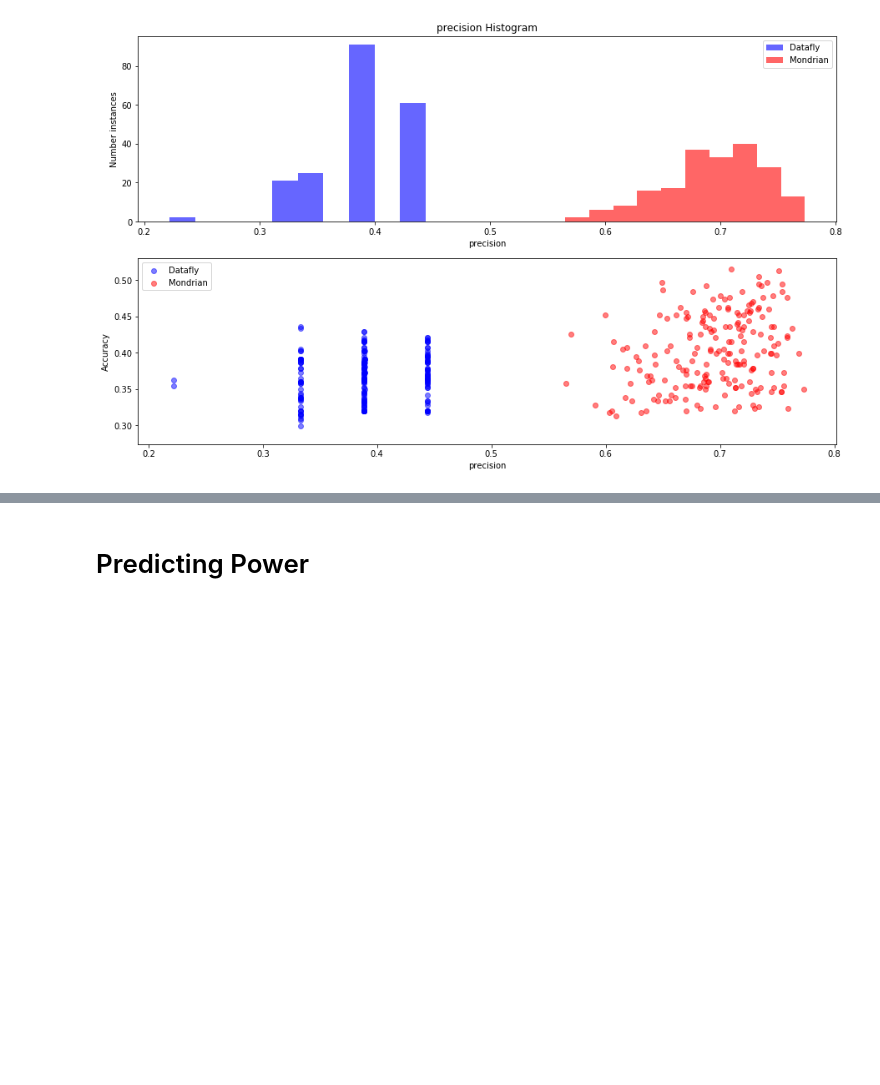
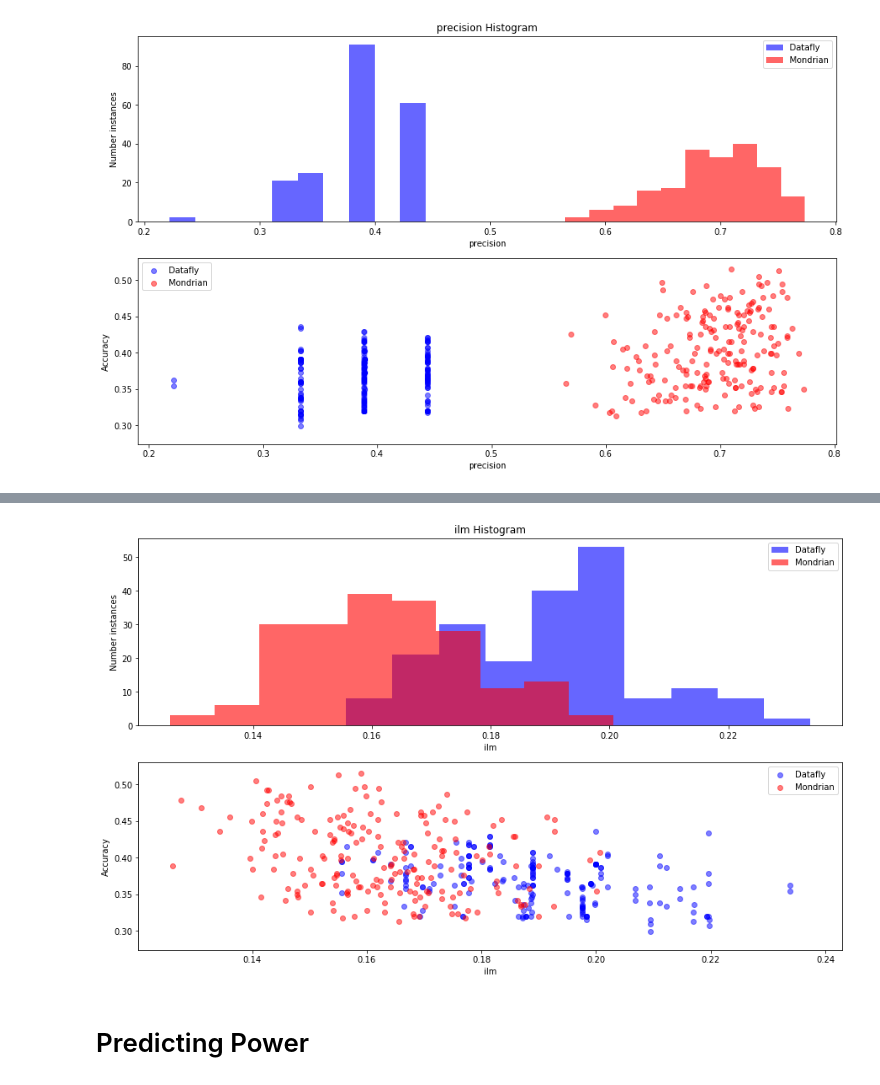
Before and after one commit to Deeep12345/Entropy_utility_measure, a Jupyter notebook: code/results/birth_randoms/analysis.ipynb, the cells around one changed output, grey strips where cells are left out. Saved outputs shown, nothing was run; the diff lists cells and outputs as text; code cells hidden in the pictures; blank space fills up the shorter version.

```diff
--- a/code/results/birth_randoms/analysis.ipynb
+++ b/code/results/birth_randoms/analysis.ipynb
@@ -54,3 +74,7 @@ plot_metric("precision")
+# %%
+plot_metric("ilm")
+# %% [output]
+[figure, added]
 # %% [markdown]
 # Predicting Power
 # %%
```
Also changed, not shown: parts of 13 cells of this notebook.
